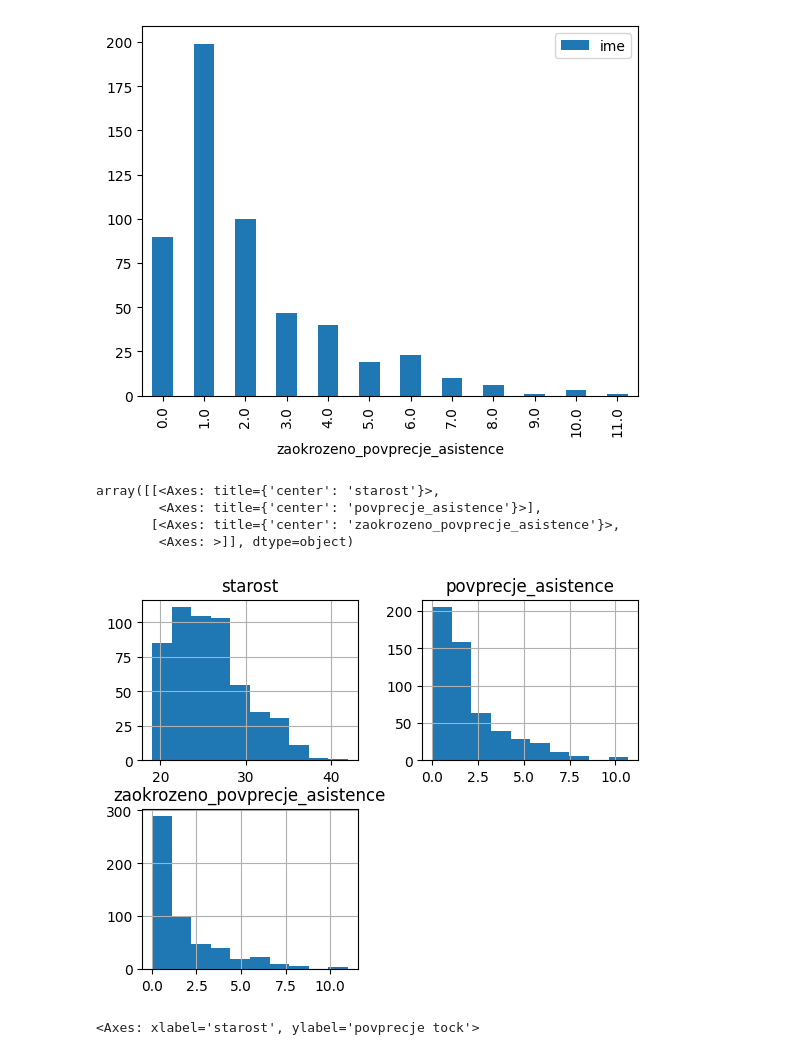
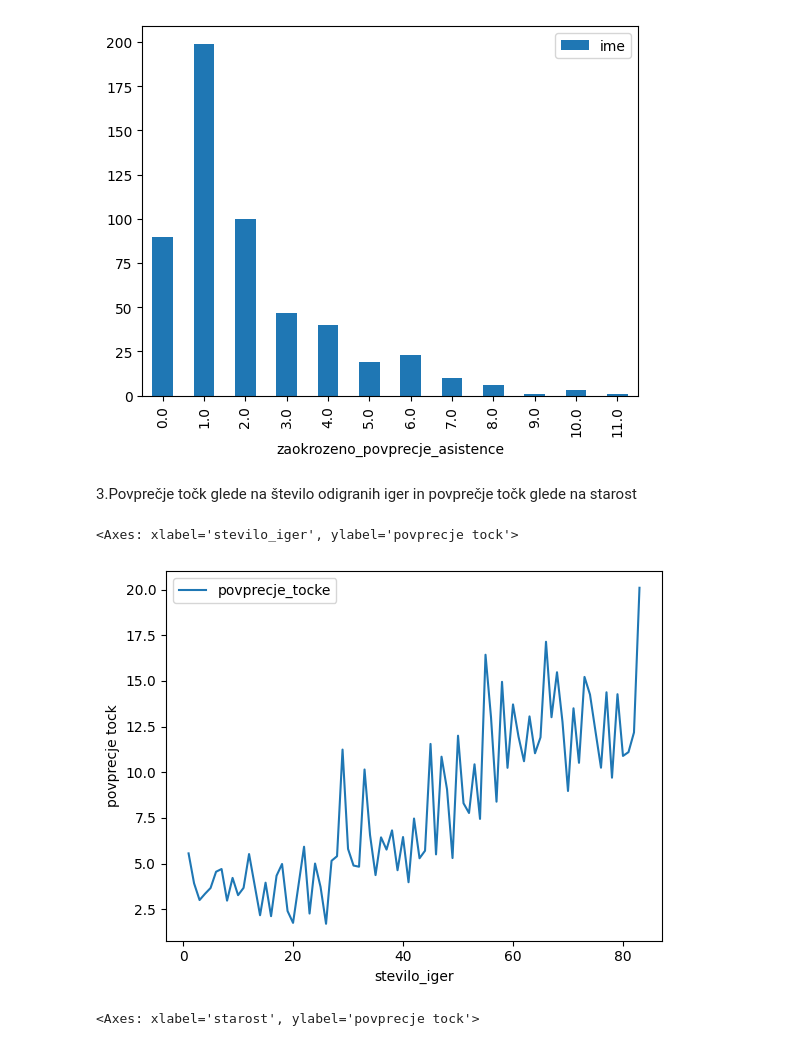
Before and after one commit to Miha-Novoselec/Projekt-Novoselec, a Jupyter notebook: Analiza-podatkov.ipynb, the cells around one changed output. Saved outputs shown, nothing was run; the diff lists cells and outputs as text; code cells hidden in the pictures.

```diff
--- a/Analiza-podatkov.ipynb
+++ b/Analiza-podatkov.ipynb
@@ -224,14 +173,14 @@ igralci_po_asistencah.plot.bar()
 # %% [output]
 <Axes: xlabel='zaokrozeno_povprecje_asistence'>
 [figure]
-# %%
-podtabela.hist()
-# %% [output]
-array([[<Axes: title={'center': 'starost'}>,
-        <Axes: title={'center': 'povprecje_asistence'}>],
-       [<Axes: title={'center': 'zaokrozeno_povprecje_asistence'}>,
-        <Axes: >]], dtype=object)
-[figure, removed]
+# %% [markdown]
+3.Povprečje točk glede na število odigranih iger in povprečje točk glede na starost
+# %%
+tocke_po_letih = igralci[["povprecje_tocke", "stevilo_iger"]].groupby(by="stevilo_iger").mean()
+tocke_po_letih.plot(ylabel = "povprecje tock")
+# %% [output]
+<Axes: xlabel='stevilo_iger', ylabel='povprecje tock'>
+[figure, added]
 # %%
 tocke_po_letih = igralci[["povprecje_tocke", "starost"]].groupby(by="starost").mean()
 tocke_po_letih.plot(ylabel = "povprecje tock")
```
Also changed, not shown: parts of 22 cells of this notebook.
